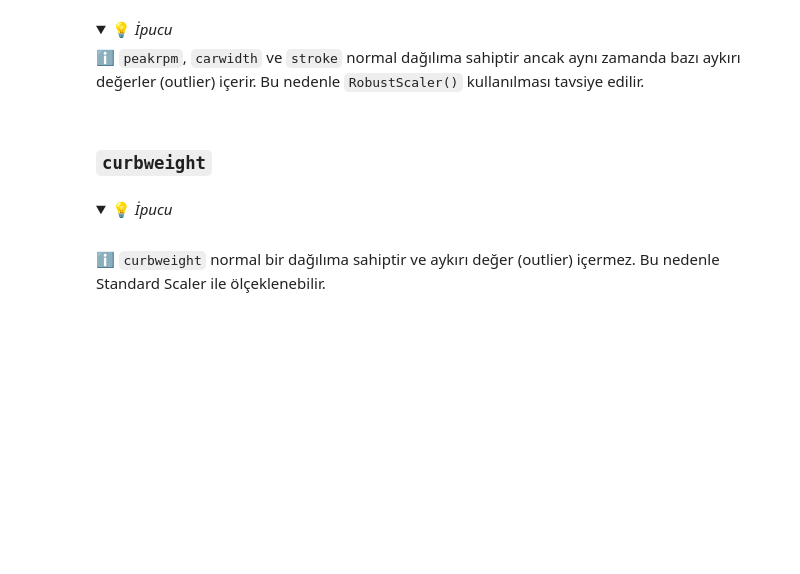
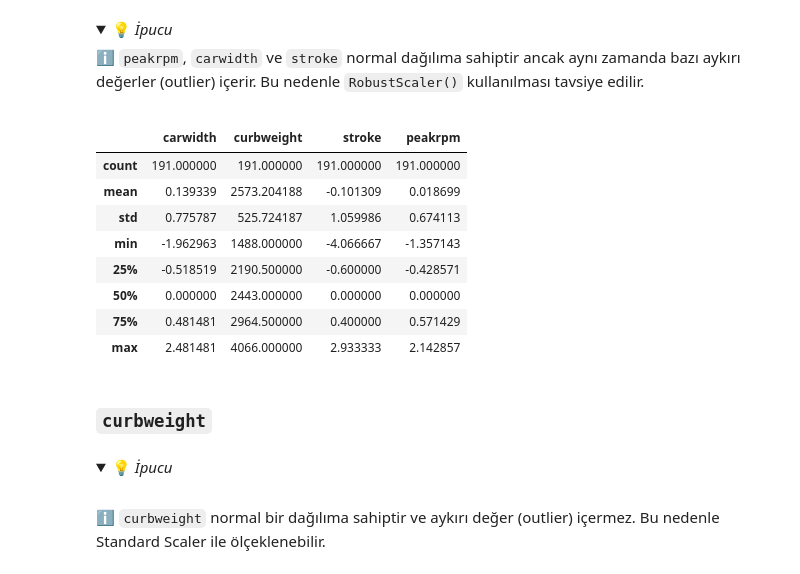
Before and after one commit to mertkaantopuz/S16D2-S-Data-car-prices, a Jupyter notebook: Car-Prices.ipynb, the cells around one changed output. Drawn from its saved outputs; the diff is of its cells as text; code cells hidden in the pictures; folded sections open; blank space fills up the shorter version.

```diff
--- a/Car-Prices.ipynb
+++ b/Car-Prices.ipynb
@@ -243,3 +265,22 @@ Dönüştürülmüş değerlerle orijinal sütunları değiştirin.
+# %%
+from sklearn.preprocessing import StandardScaler
+from sklearn.preprocessing import RobustScaler
+scaler = RobustScaler()
+
+cols = ['peakrpm', 'carwidth', 'stroke']
+
+df[cols] = scaler.fit_transform(df[cols])
+df.describe()
+# %% [output]
+|  | carwidth | curbweight | stroke | peakrpm |
+| count | 191.000000 | 191.000000 | 191.000000 | 191.000000 |
+| mean | 0.139339 | 2573.204188 | -0.101309 | 0.018699 |
+| std | 0.775787 | 525.724187 | 1.059986 | 0.674113 |
+| min | -1.962963 | 1488.000000 | -4.066667 | -1.357143 |
+| 25% | -0.518519 | 2190.500000 | -0.600000 | -0.428571 |
+| 50% | 0.000000 | 2443.000000 | 0.000000 | 0.000000 |
+| 75% | 0.481481 | 2964.500000 | 0.400000 | 0.571429 |
+| max | 2.481481 | 4066.000000 | 2.933333 | 2.142857 |
 # %%
 # SENİN KODUN BURAYA
 # %% [markdown]
```
Also changed, not shown: parts of 9 cells of this notebook, 1 other file.
